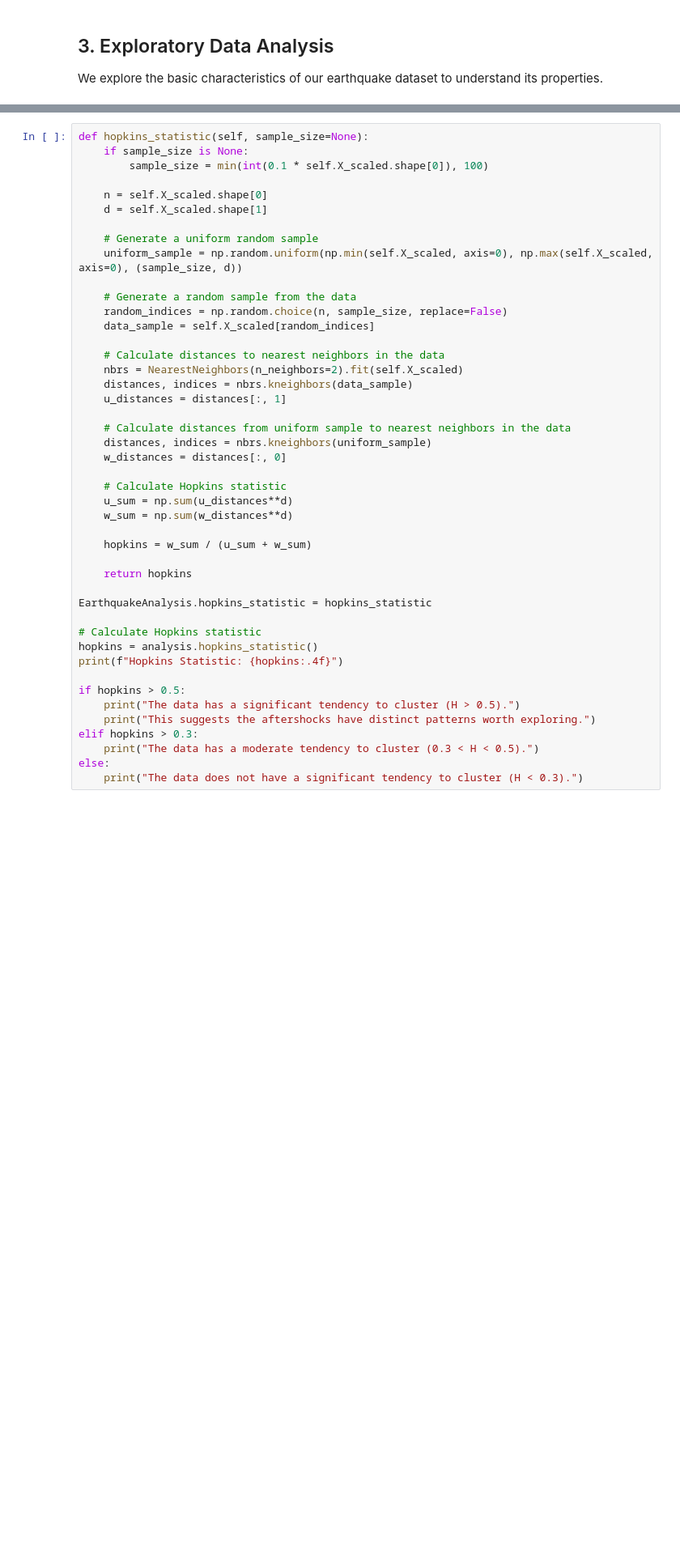
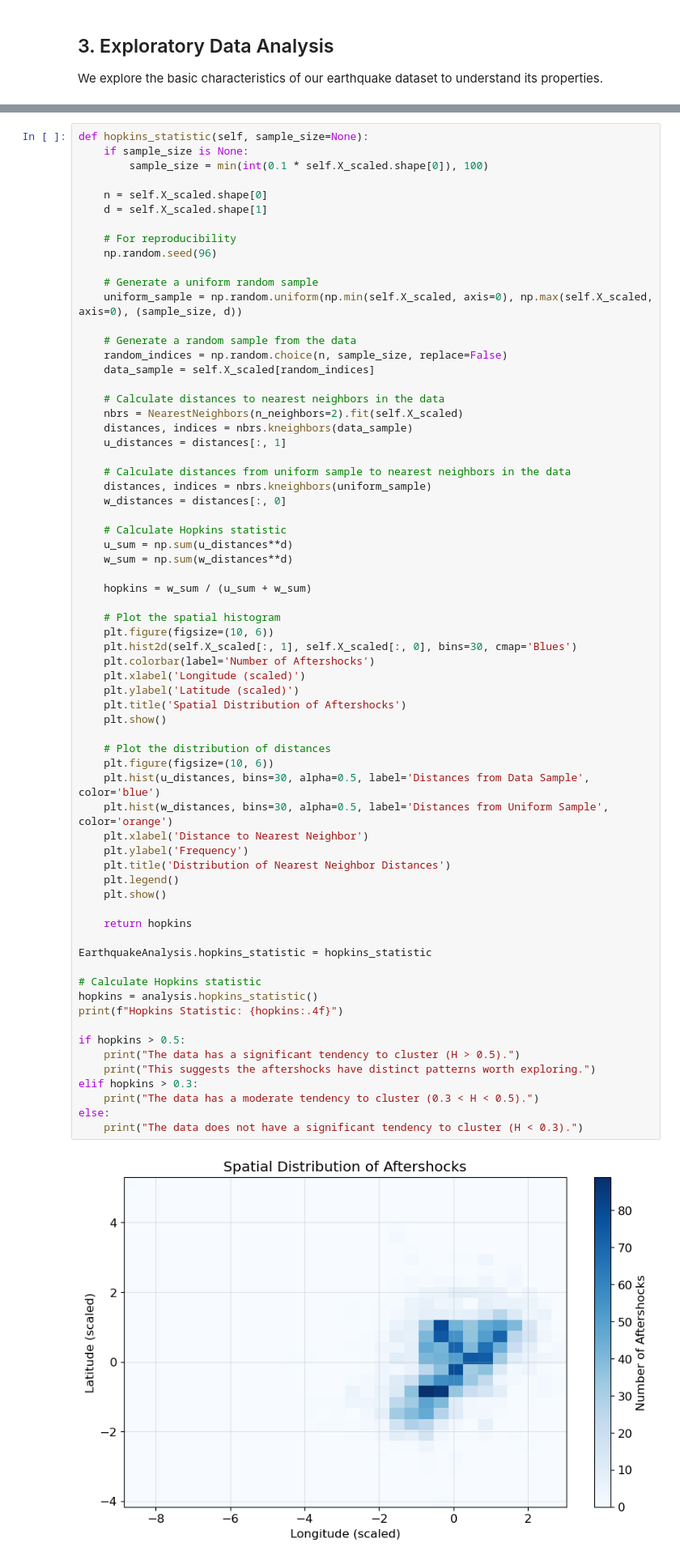
Before and after one commit to charrienacor/bogo-aftershock-analysis, a Jupyter notebook: bogo_aftershock_analysis.ipynb, the cells around one changed output, grey strips where cells are left out. Shown at 81% size. Cells and saved outputs as stored; diff of their text form; blank space fills up the shorter version.

Commit message:
hopkins visualization

```diff
--- a/bogo_aftershock_analysis.ipynb
+++ b/bogo_aftershock_analysis.ipynb
@@ -152,6 +152,9 @@ def hopkins_statistic(self, sample_size=None):
 
     n = self.X_scaled.shape[0]
     d = self.X_scaled.shape[1]
+
+    # For reproducibility
+    np.random.seed(96)
 
     # Generate a uniform random sample
     uniform_sample = np.random.uniform(np.min(self.X_scaled, axis=0), np.max(self.X_scaled, axis=0), (sample_size, d))
@@ -164,30 +167,50 @@ def hopkins_statistic(self, sample_size=None):
     nbrs = NearestNeighbors(n_neighbors=2).fit(self.X_scaled)
     distances, indices = nbrs.kneighbors(data_sample)
     u_distances = distances[:, 1]
 
     # Calculate distances from uniform sample to nearest neighbors in the data
     distances, indices = nbrs.kneighbors(uniform_sample)
     w_distances = distances[:, 0]
 
     # Calculate Hopkins statistic
     u_sum = np.sum(u_distances**d)
     w_sum = np.sum(w_distances**d)
 
     hopkins = w_sum / (u_sum + w_sum)
 
+    # Plot the spatial histogram
+    plt.figure(figsize=(10, 6))
+    plt.hist2d(self.X_scaled[:, 1], self.X_scaled[:, 0], bins=30, cmap='Blues')
+    plt.colorbar(label='Number of Aftershocks')
+    plt.xlabel('Longitude (scaled)')
+    plt.ylabel('Latitude (scaled)')
+    plt.title('Spatial Distribution of Aftershocks')
+    plt.show()
+
+    # Plot the distribution of distances
+    plt.figure(figsize=(10, 6))
+    plt.hist(u_distances, bins=30, alpha=0.5, label='Distances from Data Sample', color='blue')
+    plt.hist(w_distances, bins=30, alpha=0.5, label='Distances from Uniform Sample', color='orange')
+    plt.xlabel('Distance to Nearest Neighbor')
+    plt.ylabel('Frequency')
+    plt.title('Distribution of Nearest Neighbor Distances')
+    plt.legend()
+    plt.show()
+
     return hopkins
 
 EarthquakeAnalysis.hopkins_statistic = hopkins_statistic
 
 # Calculate Hopkins statistic
 hopkins = analysis.hopkins_statistic()
 print(f"Hopkins Statistic: {hopkins:.4f}")
 
 if hopkins > 0.5:
     print("The data has a significant tendency to cluster (H > 0.5).")
     print("This suggests the aftershocks have distinct patterns worth exploring.")
 elif hopkins > 0.3:
     print("The data has a moderate tendency to cluster (0.3 < H < 0.5).")
 else:
     print("The data does not have a significant tendency to cluster (H < 0.3).")
 # %% [output]
+[figure, added]
```
Also changed, not shown: parts of 1 cell of this notebook.
